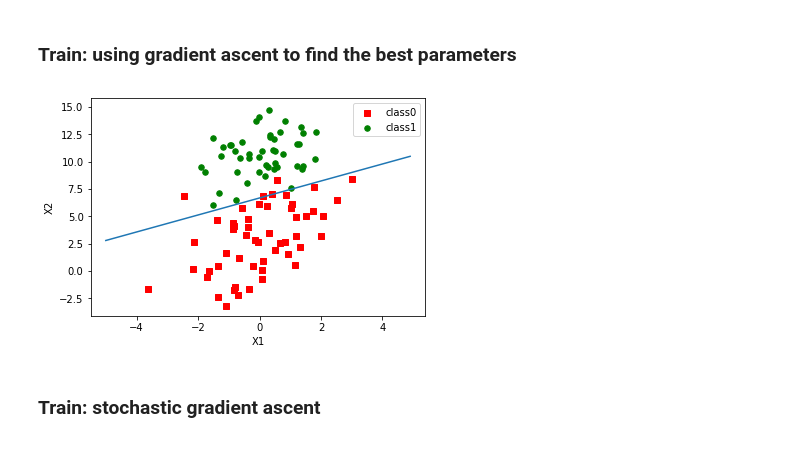
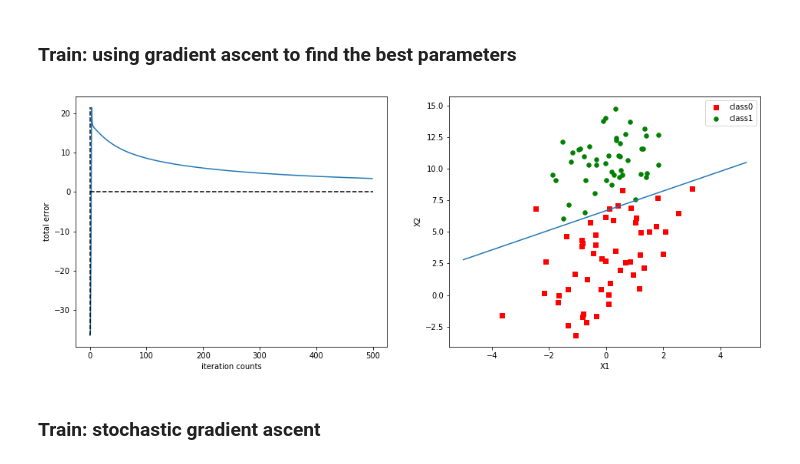
Before and after one commit to taicaile/study_notes, a Jupyter notebook: 002_MachineLearninginAction/Chapter 5 Logistic regression/Chapter 5 Logistic regression.ipynb, the cells around one changed output. Drawn from its saved outputs; the diff is of its cells as text; code cells hidden in the pictures.

```diff
--- a/002_MachineLearninginAction/Chapter 5 Logistic regression/Chapter 5 Logistic regression.ipynb
+++ b/002_MachineLearninginAction/Chapter 5 Logistic regression/Chapter 5 Logistic regression.ipynb
@@ -78,3 +107,43 @@ def gradAscent(dataMatIn, classLabels):
+# %%
+def plotBestFit(weights, errorHisotory):
+    dataMat, labelMat = loadDataSet()
+    dataArr = np.array(dataMat)
+    n = np.shape(dataArr)[0]
+    xcord1 = []
+    ycord1 = []
+    xcord2 = []
+    ycord2 = []
+    for i in range(n):
+        if int(labelMat[i]) == 1:
+            xcord1.append(dataArr[i, 1])
+            ycord1.append(dataArr[i, 2])
+        else:
+            xcord2.append(dataArr[i, 1])
+            ycord2.append(dataArr[i, 2])
+    fig = plt.figure(figsize=(16,6))
+
+    ax1 = fig.add_subplot(121)
+    ax1.plot(range(len(errorHisotory)), errorHisotory)
+    ax1.plot([0, 0], [min(errorHisotory), max(errorHisotory)], 'k--')
+    ax1.plot([0, len(errorHisotory)], [0, 0],  'k--')
+    plt.xlabel('iteration counts')
+    plt.ylabel('total error')
+
+    ax2 = fig.add_subplot(122)
+    ax2.scatter(xcord1, ycord1, s=30, c='red', marker='s', label='class0')
+    ax2.scatter(xcord2, ycord2, s=30, c='green', label='class1')
+    x = np.arange(-5.0, 5.0, 0.1)
+    y = (-weights[0]-weights[1]*x)/weights[2]
+    ax2.plot(x, y)
+    ax2.legend()
+    plt.xlabel('X1')
+    plt.ylabel('X2')
+
+    plt.show()
 # %%
-dataArr,labelMat=loadDataSet()
-weights = gradAscent(dataArr,labelMat)
+dataArr, labelMat = loadDataSet()
+weights, errorHisotory = gradAscent(dataArr, labelMat)
+
+plotBestFit(weights.getA(), errorHisotory)
+# %% [output]
+[figure, added]
@@ -104,7 +150,3 @@ def plotBestFit(weights):
-# %%
-plotBestFit(weights.getA())
-# %% [output]
-[figure, removed]
 # %% [markdown]
 ### Train: stochastic gradient ascent
 # %%
```
Also changed, not shown: parts of 12 cells of this notebook.
